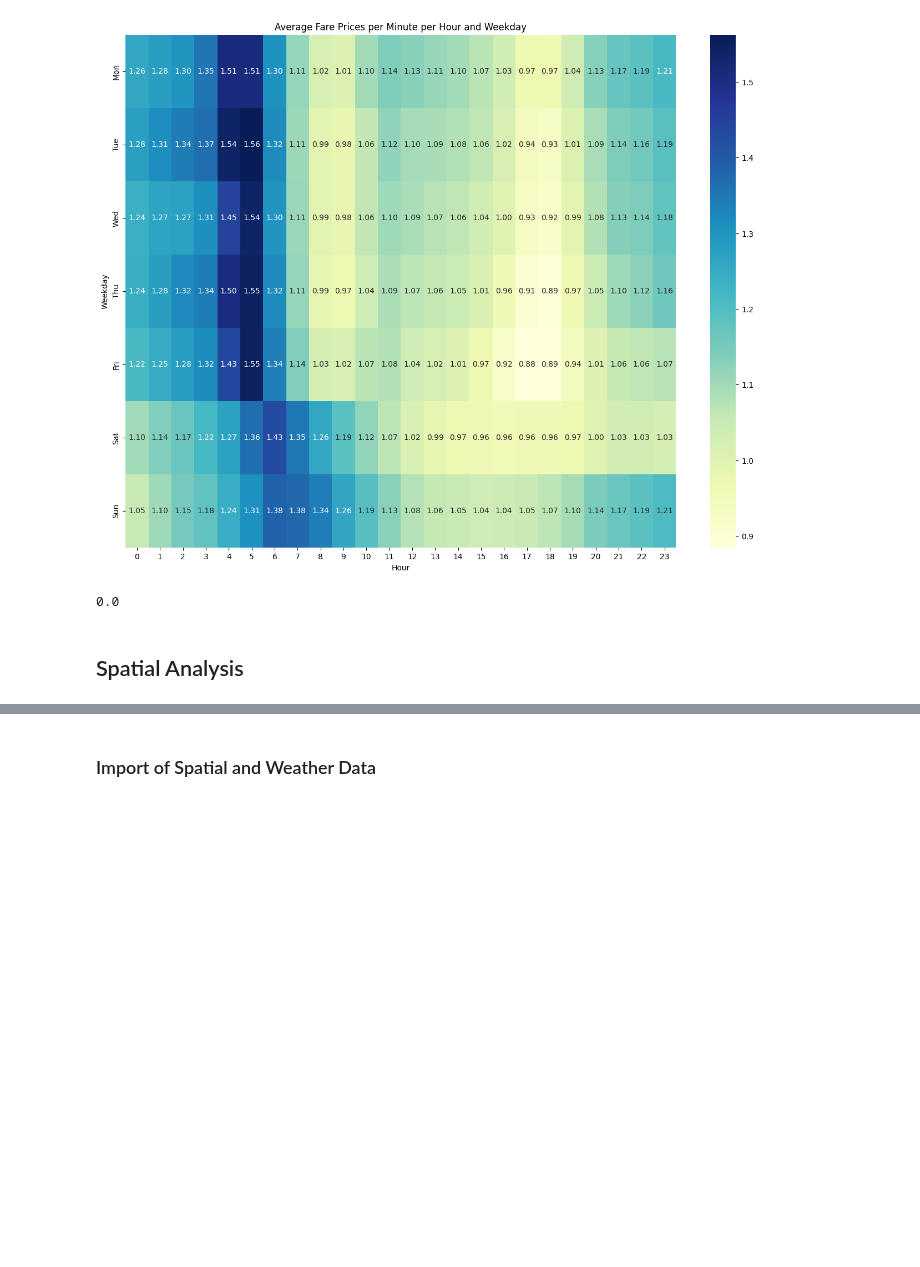
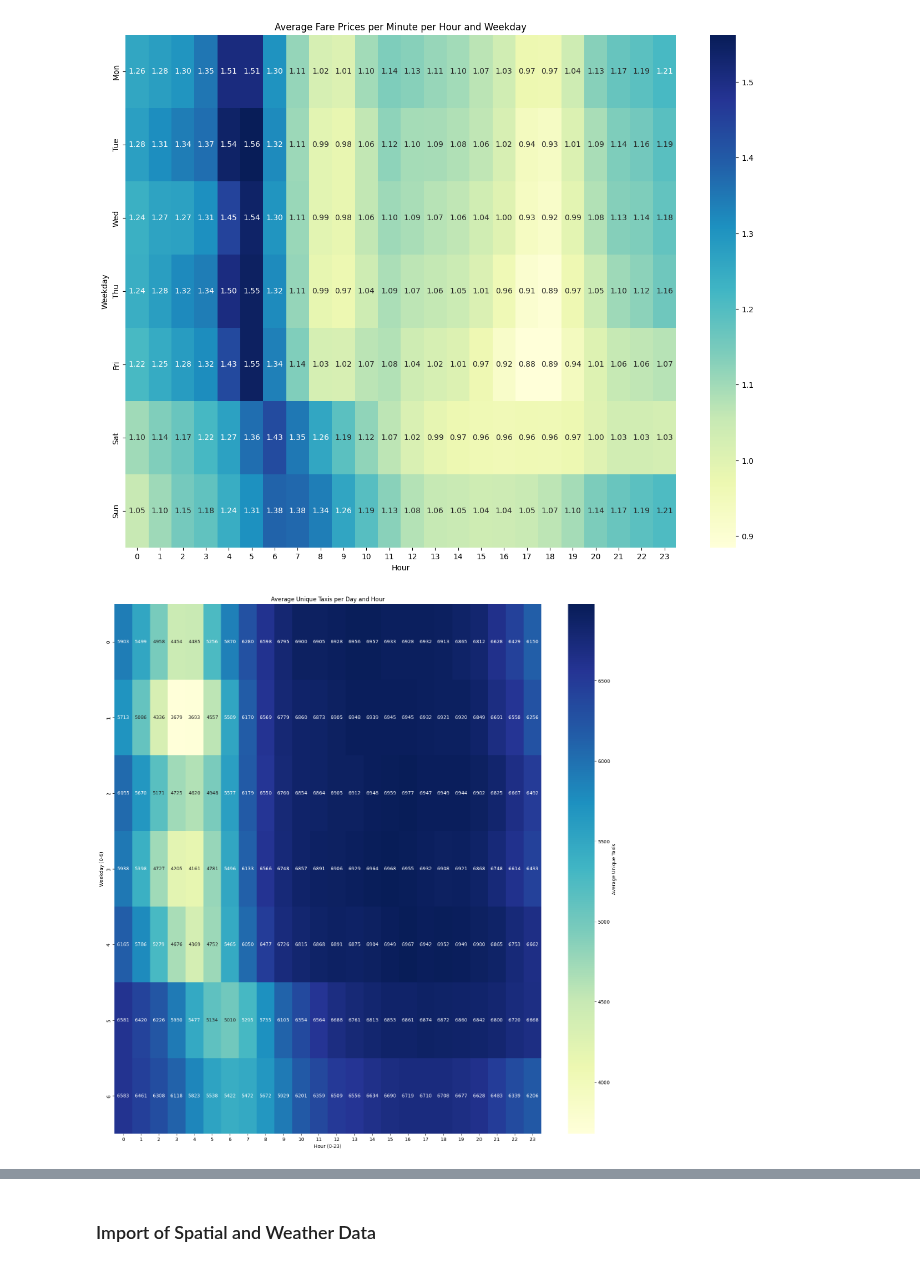
Before and after one commit to lniggemann/AAA_2023, a Jupyter notebook: 02_trips_descriptive.ipynb, the cells around one changed output, grey strips where cells are left out. Saved outputs shown, nothing was run; the diff lists cells and outputs as text; code cells hidden in the pictures; blank space fills up the shorter version.

```diff
--- a/02_trips_descriptive.ipynb
+++ b/02_trips_descriptive.ipynb
@@ -256,7 +256,3 @@ plt.ylabel('Weekday')
 plt.show()
 # %% [output]
 [figure]
-# %%
-print(df_fare_rdy['Fare per Minute'].min())
-# %% [output]
-0.0
@@ -271,2 +259,20 @@ plt.show()
-# %% [markdown]
-## Spatial Analysis
+# %%
+extract_4 = ['start_1_hour', 'start_weekday', 'Taxi ID_encoded']
+df_tax = df[extract_4]
+df_taxi = df_tax.to_pandas_df()
+
+# Grouping by 'start_1_hour' and 'start_weekday', then calculating the number of unique taxis
+grouped = df_taxi.groupby(['start_1_hour', 'start_weekday'])['Taxi ID_encoded'].nunique()
+
+# Reshaping the grouped data to form a pivot table
+heatmap_data = grouped.reset_index().pivot('start_weekday', 'start_1_hour', 'Taxi ID_encoded')
+
+# Creating a heatmap
+plt.figure(figsize=(20, 20))
+sns.heatmap(heatmap_data, cmap='YlGnBu', annot=True, fmt='.0f', cbar_kws={'label': 'Average Unique Taxis'})
+plt.title('Average Unique Taxis per Day and Hour')
+plt.xlabel('Hour (0-23)')
+plt.ylabel('Weekday (0-6)')
+plt.show()
+# %% [output]
+[figure, added]
```
Also changed, not shown: parts of 2 cells of this notebook.
